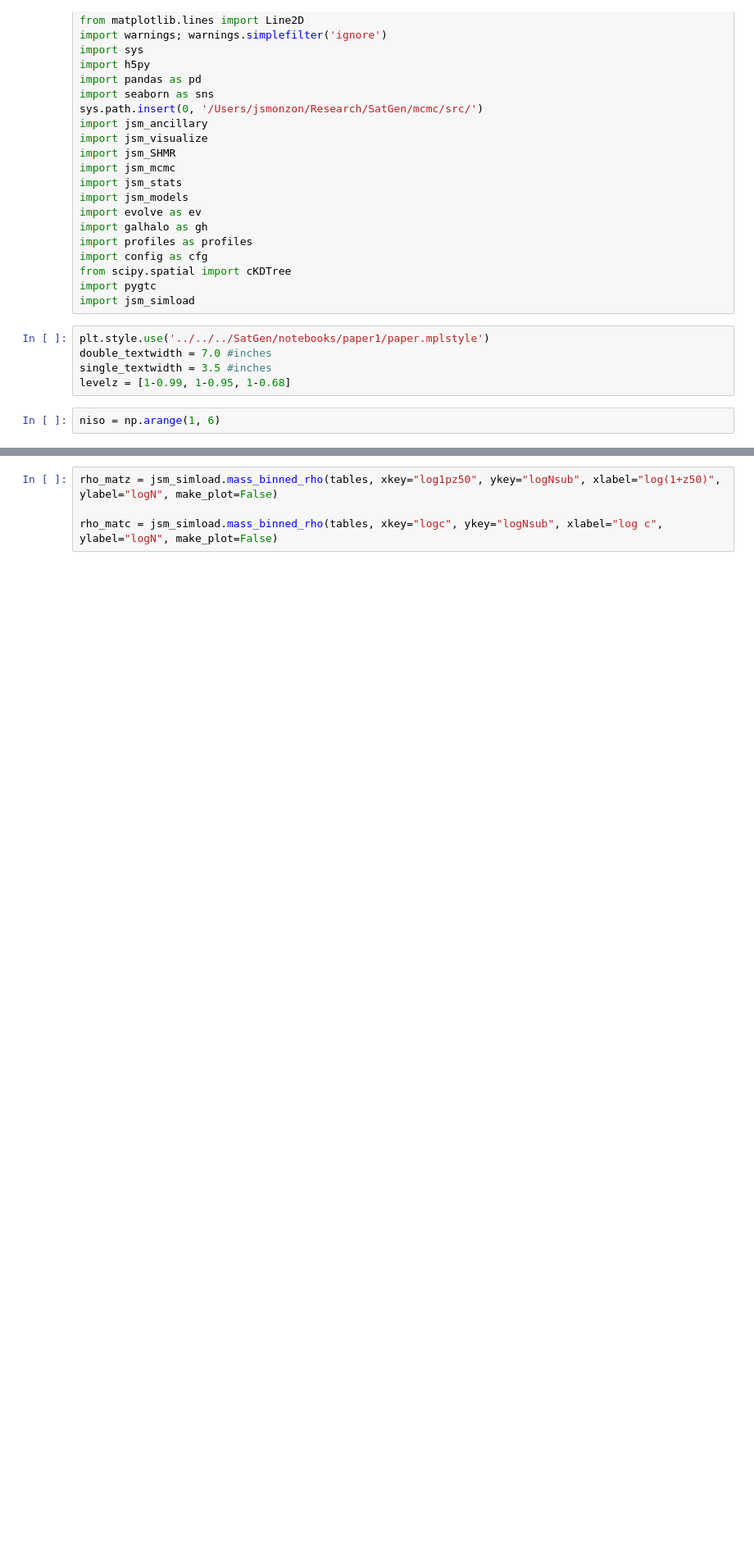
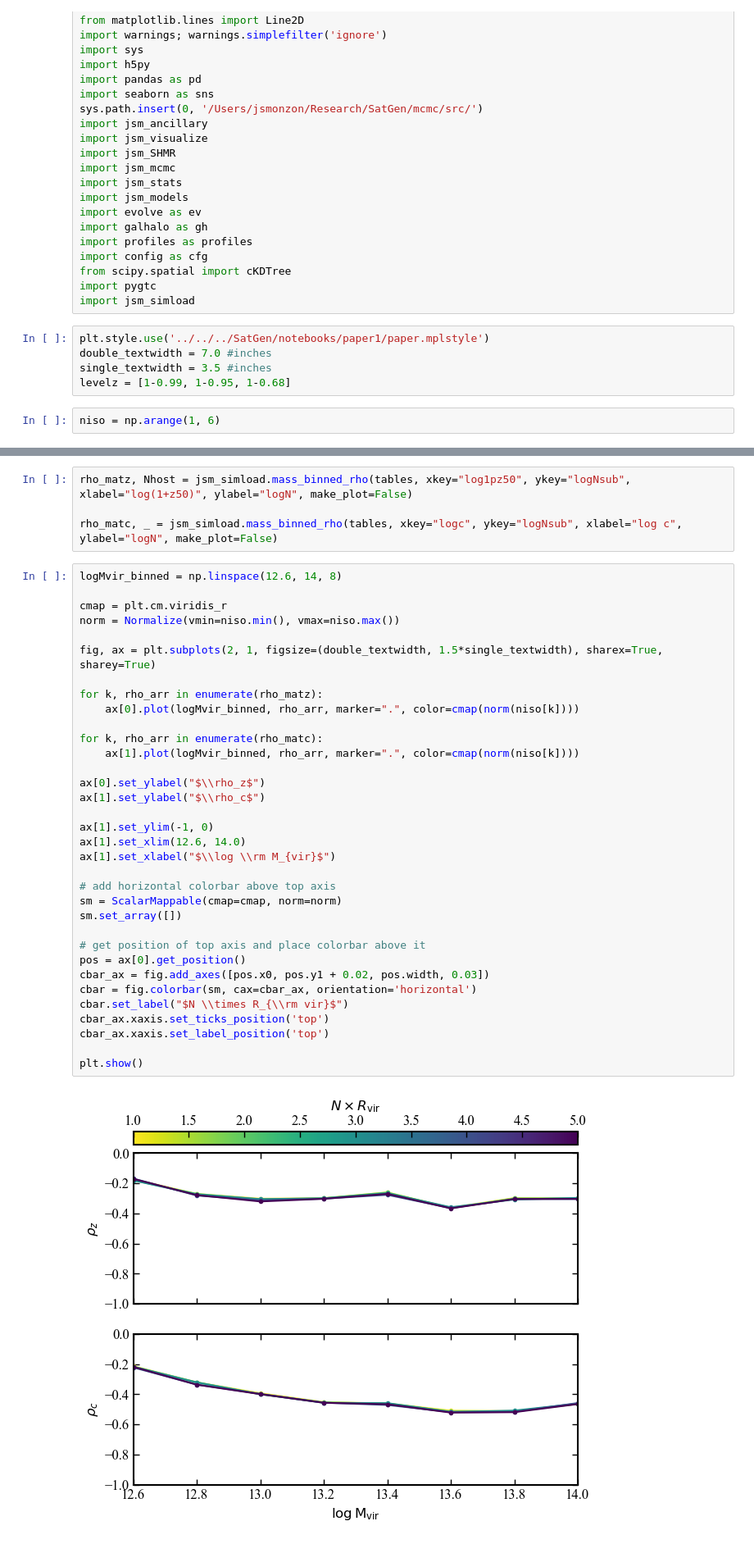
Before and after one commit to jsmonzon/MassSpec, a Jupyter notebook: notebooks/simulations/Niso_test.ipynb, the cells around one changed output, grey strips where cells are left out. Shown at 82% size. Drawn from its saved outputs; the diff is of its cells as text; blank space fills up the shorter version.

```diff
--- a/notebooks/simulations/Niso_test.ipynb
+++ b/notebooks/simulations/Niso_test.ipynb
@@ -63,4 +64,40 @@ Hosts: total=95737  after relaxation=72110 (75.3%)  after isolation=65767 (68.7%
 # %%
-rho_matz = jsm_simload.mass_binned_rho(tables, xkey="log1pz50", ykey="logNsub", xlabel="log(1+z50)", ylabel="logN", make_plot=False)
+rho_matz, Nhost = jsm_simload.mass_binned_rho(tables, xkey="log1pz50", ykey="logNsub", xlabel="log(1+z50)", ylabel="logN", make_plot=False)
 
-rho_matc = jsm_simload.mass_binned_rho(tables, xkey="logc", ykey="logNsub", xlabel="log c", ylabel="logN", make_plot=False)
+rho_matc, _ = jsm_simload.mass_binned_rho(tables, xkey="logc", ykey="logNsub", xlabel="log c", ylabel="logN", make_plot=False)
+# %%
+logMvir_binned = np.linspace(12.6, 14, 8)
+
+cmap = plt.cm.viridis_r
+norm = Normalize(vmin=niso.min(), vmax=niso.max())
+
+fig, ax = plt.subplots(2, 1, figsize=(double_textwidth, 1.5*single_textwidth), sharex=True, sharey=True)
+
+for k, rho_arr in enumerate(rho_matz):
+    ax[0].plot(logMvir_binned, rho_arr, marker=".", color=cmap(norm(niso[k])))
+
+for k, rho_arr in enumerate(rho_matc):
+    ax[1].plot(logMvir_binned, rho_arr, marker=".", color=cmap(norm(niso[k])))
+
+ax[0].set_ylabel("$\\rho_z$")
+ax[1].set_ylabel("$\\rho_c$")
+
+ax[1].set_ylim(-1, 0)
+ax[1].set_xlim(12.6, 14.0)
+ax[1].set_xlabel("$\\log \\rm M_{vir}$")
+
+# add horizontal colorbar above top axis
+sm = ScalarMappable(cmap=cmap, norm=norm)
+sm.set_array([])
+
+# get position of top axis and place colorbar above it
+pos = ax[0].get_position()
+cbar_ax = fig.add_axes([pos.x0, pos.y1 + 0.02, pos.width, 0.03])
+cbar = fig.colorbar(sm, cax=cbar_ax, orientation='horizontal')
+cbar.set_label("$N \\times R_{\\rm vir}$")
+cbar_ax.xaxis.set_ticks_position('top')
+cbar_ax.xaxis.set_label_position('top')
+
+plt.show()
+# %% [output]
+[figure, added]
```
Also changed, not shown: parts of 3 cells of this notebook, 24 other files.
